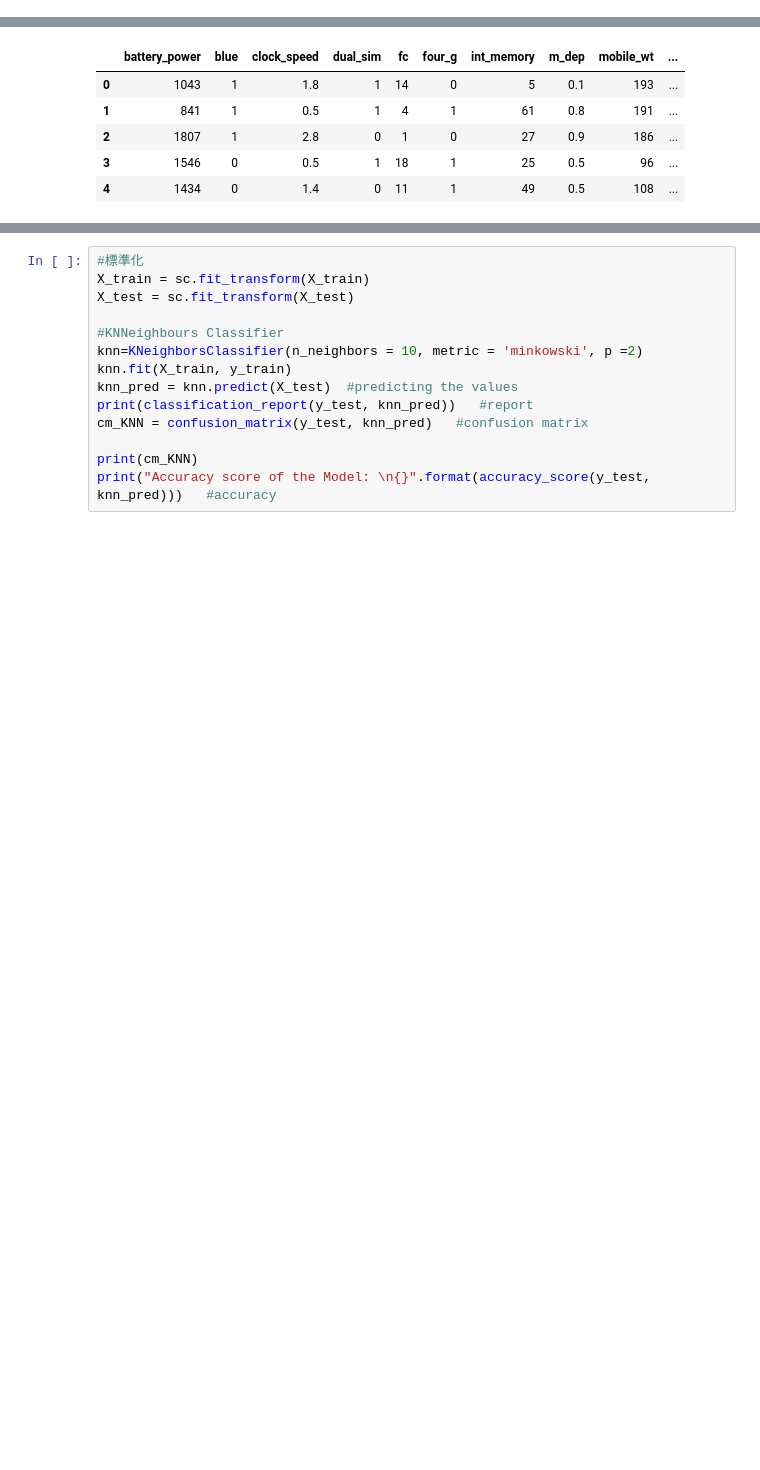
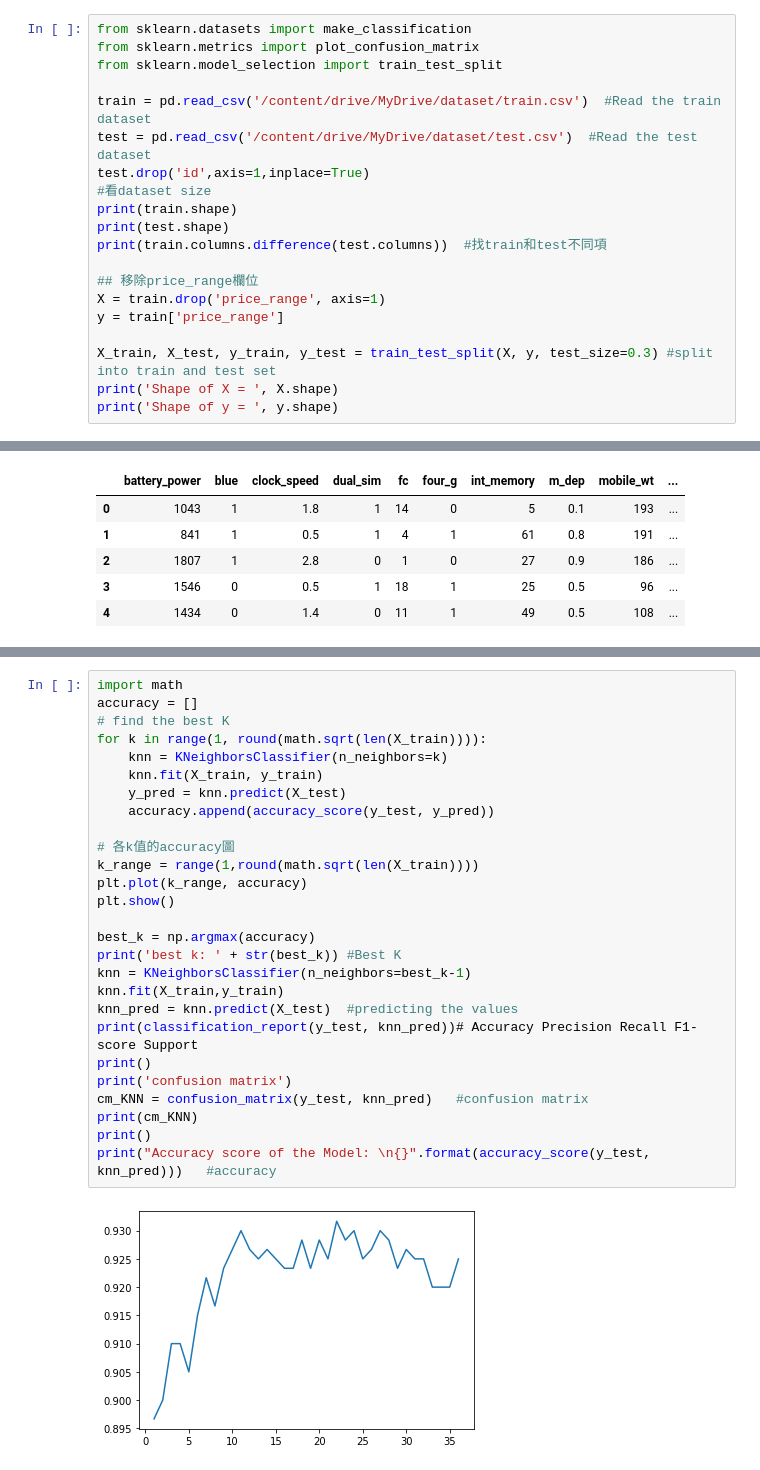
Before and after one commit to billy90834/-, a Jupyter notebook: ML/機器學習.ipynb, the cells around one changed output, grey strips where cells are left out. Drawn from its saved outputs; the diff is of its cells as text; blank space fills up the shorter version.

```diff
--- a/ML/機器學習.ipynb
+++ b/ML/機器學習.ipynb
@@ -35,0 +23,20 @@ plt.show()
+# %%
+from sklearn.datasets import make_classification
+from sklearn.metrics import plot_confusion_matrix
+from sklearn.model_selection import train_test_split
+
+train = pd.read_csv('/content/drive/MyDrive/dataset/train.csv')  #Read the train dataset
+test = pd.read_csv('/content/drive/MyDrive/dataset/test.csv')  #Read the test dataset
+test.drop('id',axis=1,inplace=True)
+#看dataset size
+print(train.shape)
+print(test.shape)
+print(train.columns.difference(test.columns))  #找train和test不同項
+
+## 移除price_range欄位
+X = train.drop('price_range', axis=1)
+y = train['price_range']
+
+X_train, X_test, y_train, y_test = train_test_split(X, y, test_size=0.3) #split into train and test set
+print('Shape of X = ', X.shape)
+print('Shape of y = ', y.shape)
@@ -163,15 +174,29 @@ Accuracy score of the Model:
 # %%
-#標準化
-X_train = sc.fit_transform(X_train)
-X_test = sc.fit_transform(X_test)
+import math
+accuracy = []
+# find the best K
+for k in range(1, round(math.sqrt(len(X_train)))):
+    knn = KNeighborsClassifier(n_neighbors=k)
+    knn.fit(X_train, y_train)
+    y_pred = knn.predict(X_test)
+    accuracy.append(accuracy_score(y_test, y_pred))
 
-#KNNeighbours Classifier
-knn=KNeighborsClassifier(n_neighbors = 10, metric = 'minkowski', p =2)
-knn.fit(X_train, y_train)
+# 各k值的accuracy圖
+k_range = range(1,round(math.sqrt(len(X_train))))
+plt.plot(k_range, accuracy)
+plt.show()
+
+best_k = np.argmax(accuracy)
+print('best k: ' + str(best_k)) #Best K
+knn = KNeighborsClassifier(n_neighbors=best_k-1)
+knn.fit(X_train,y_train)
 knn_pred = knn.predict(X_test)  #predicting the values
-print(classification_report(y_test, knn_pred))   #report
+print(classification_report(y_test, knn_pred))# Accuracy Precision Recall F1-score Support
+print()
+print('confusion matrix')
 cm_KNN = confusion_matrix(y_test, knn_pred)   #confusion matrix
-
 print(cm_KNN)
+print()
 print("Accuracy score of the Model: \n{}".format(accuracy_score(y_test, knn_pred)))   #accuracy
 # %% [output]
+[figure, added]
```
Also changed, not shown: parts of 17 cells of this notebook.
